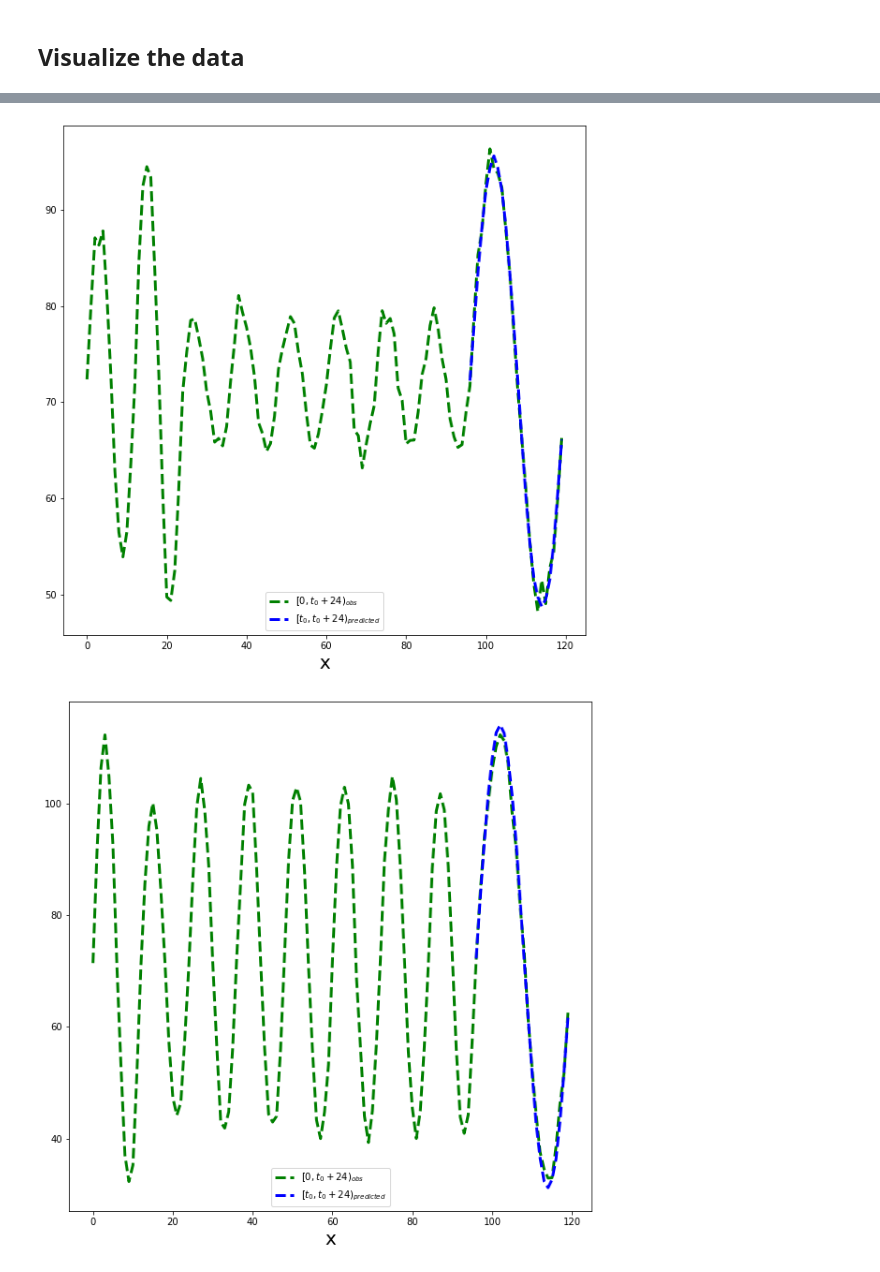
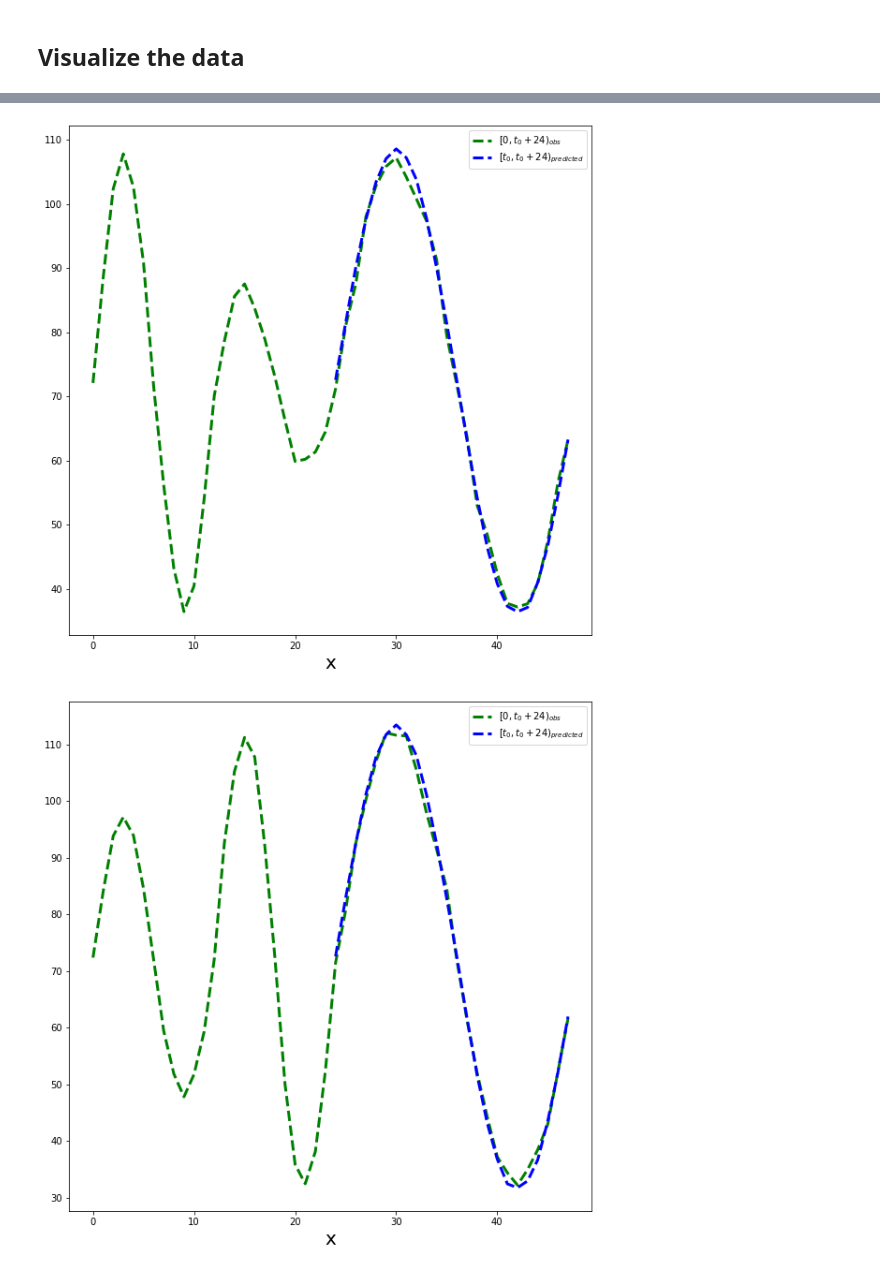
Before and after one commit to mlpotter/Transformer_Time_Series, a Jupyter notebook: Transformer_Decoder_nologsparse.ipynb, the cells around one changed output, grey strips where cells are left out. Saved outputs shown, nothing was run; the diff lists cells and outputs as text; code cells hidden in the pictures.

```diff
--- a/Transformer_Decoder_nologsparse.ipynb
+++ b/Transformer_Decoder_nologsparse.ipynb
@@ -65,0 +58,10 @@ x: 1000*120 fx: 1000*120
+# %%
+t0 = 24
+# %%
+# train_dataset = Dataloader.time_series_decoder_missing_paper(t0,4500) # missing
+# validation_dataset = Dataloader.time_series_decoder_missing_paper(t0,500) # missing
+# test_dataset = Dataloader.time_series_decoder_missing_paper(t0,1000) # missing
+
+train_dataset = Dataloader.time_series_decoder_paper(t0,4500)
+validation_dataset = Dataloader.time_series_decoder_paper(t0,500)
+test_dataset = Dataloader.time_series_decoder_paper(t0,1000)
@@ -206,22 +208,21 @@ plt.show()
 # %%
 n_plots = 5
-t0 = 96
 with torch.no_grad():
     model.eval()
     for step,(x,y,attention_masks) in enumerate(test_dl):
             output = model(x.cuda(),y.cuda(),attention_masks[0].cuda())
 
             if step > n_plots:
                 break
 
             with torch.no_grad():
                 plt.figure(figsize=(10,10))
                 plt.plot(x[0].cpu().detach().squeeze().numpy(),y[0].cpu().detach().squeeze().numpy(),'g--',linewidth=3)
-                plt.plot(x[0,t0:].cpu().detach().squeeze().numpy(),output[0,(t0-1):(t0+24-1)].cpu().detach().squeeze().numpy(),'b--',linewidth=3)
-
+                plt.plot(x[0,t0:].cpu().detach().squeeze().numpy(),output[0,(t0-1):(t0+24-1)].cpu().detach().squeeze().numpy(),'b--',linewidth=3) # not missing data
+                # plt.plot(x[0,(t0-10):].cpu().detach().squeeze().numpy(),output[0,(t0-1-10):(t0+24-1-10)].cpu().detach().squeeze().numpy(),'b--',linewidth=3) # missing data
                 plt.xlabel("x",fontsize=20)
                 plt.legend(["$[0,t_0+24)_{obs}$","$[t_0,t_0+24)_{predicted}$"])
                 plt.show()
 # %% [output]
-[figure, old version]
+[figure, new version]
-[figure, old version]
+[figure, new version]
```
Also changed, not shown: parts of 13 cells of this notebook.
